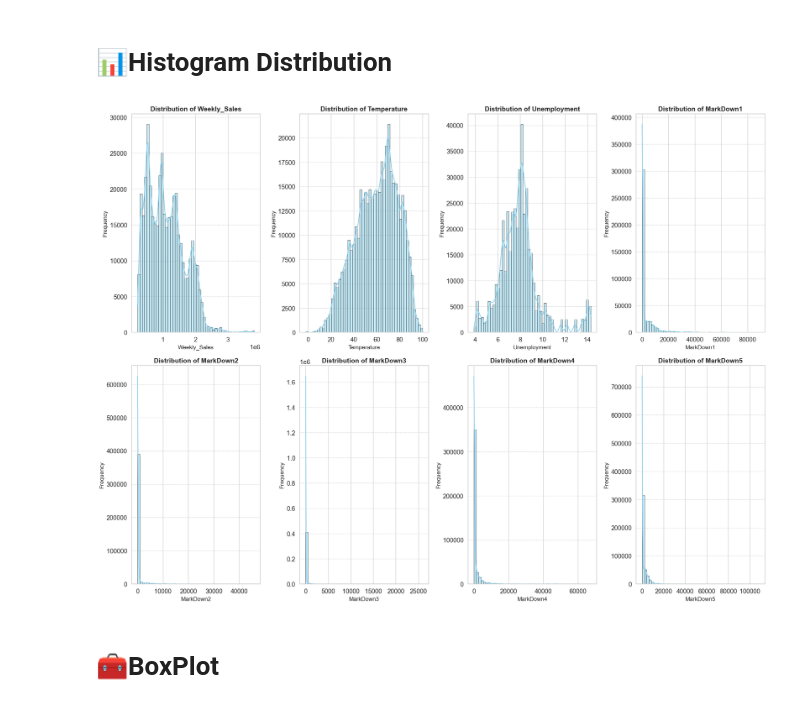
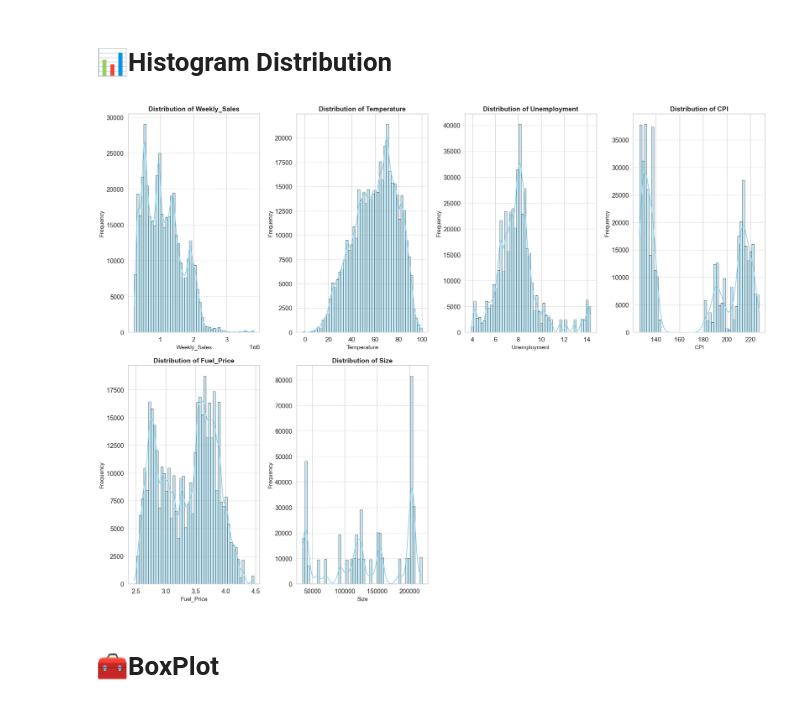
Before and after one commit to themastertm/sales-forecasting-and-optimization, a Jupyter notebook: Milestone #1 Deliverables/Exploratory Data Analysis.ipynb, the cells around one changed output. Cells and saved outputs as stored; diff of their text form; code cells hidden in the pictures.

```diff
--- a/Milestone #1 Deliverables/Exploratory Data Analysis.ipynb
+++ b/Milestone #1 Deliverables/Exploratory Data Analysis.ipynb
@@ -422,7 +368,3 @@ Missing values in `MarkDown` columns do **not always** mean data loss. Instead:
 ---
 # %% [markdown]
 # 🔎Outliers Detection and Handling
-# %%
-# As there was negative values in the markdown columns, we will check how many negative values are there in each column
-for col in markdown_cols:
-    print(f"{col} - Negative values: {(dataset[col] < 0).sum()}")
@@ -440,8 +370,0 @@ MarkDown5 - Negative values: 0
-# %%
-# Only fix MarkDown2 and MarkDown3
-dataset['MarkDown2'] = dataset['MarkDown2'].clip(lower=0)
-dataset['MarkDown3'] = dataset['MarkDown3'].clip(lower=0)
-# %%
-for col in markdown_cols:
-    neg_count = (dataset[col] < 0).sum()
-    print(f"{col}: Negative values = {neg_count}")
@@ -484,7 +401,7 @@ def check_outliers(data, col, q1=0.25, q3=0.75):
     outlier_indices = data[(data[col] < lower_bound) | (data[col] > upper_bound)].index.tolist()
     return outlier_indices
 # %%
-for col in ['Unemployment', 'CPI', 'Fuel_Price', 'Temperature', 'Size','Weekly_Sales', 'MarkDown1', 'MarkDown2', 'MarkDown3', 'MarkDown4', 'MarkDown5']:
+for col in ['Unemployment', 'CPI', 'Fuel_Price', 'Temperature', 'Size','Weekly_Sales']:
     outlier_indices = check_outliers(dataset, col)
     print(f"Outliers in {col}: {len(outlier_indices)}")
 # %% [output]
@@ -504,38 +416,37 @@ Outliers in MarkDown5: 37911
 # %% [markdown]
 # 📊Histogram Distribution
 # %%
-
+# Set the style for the plots# Set the style for the plots# Set the style for the plots
 # Set the style for the plots
 sns.set(style="whitegrid", palette="pastel", font_scale=1.2)
 
 # Define the columns to plot
-columns = ['Weekly_Sales', 'Temperature', 'Unemployment',
-           'MarkDown1', 'MarkDown2', 'MarkDown3', 'MarkDown4', 'MarkDown5']
+columns = ['Weekly_Sales', 'Temperature', 'Unemployment', 'CPI', 'Fuel_Price', 'Size']
 
 # Function to plot histograms in a 4x4 matrix layout
 def plot_histograms_matrix(df, cols, bins=50):
     num_cols = 4
     num_rows = (len(cols) + num_cols - 1) // num_cols  # Calculate the number of rows
     fig, axes = plt.subplots(num_rows, num_cols, figsize=(20, 15))
     axes = axes.flatten()  # Flatten the axes array for easy iteration
 
     for i, col in enumerate(cols):
         sns.histplot(df[col].dropna(), bins=bins, kde=True, color="skyblue", edgecolor="black", ax=axes[i])
         axes[i].set_title(f'Distribution of {col}', fontsize=14, fontweight='bold')
         axes[i].set_xlabel(col, fontsize=12)
         axes[i].set_ylabel('Frequency', fontsize=12)
         axes[i].grid(axis='y', linestyle='--', alpha=0.7)
 
     # Hide any unused subplots
     for j in range(i + 1, len(axes)):
         fig.delaxes(axes[j])
 
     plt.tight_layout()
     plt.show()
 
 # Call the function to plot histograms
 plot_histograms_matrix(dataset, columns)
 # %% [output]
-[figure, old version]
+[figure, new version]
 # %% [markdown]
 # 🧰BoxPlot
```
Also changed, not shown: parts of 33 cells of this notebook, 2 other files.
